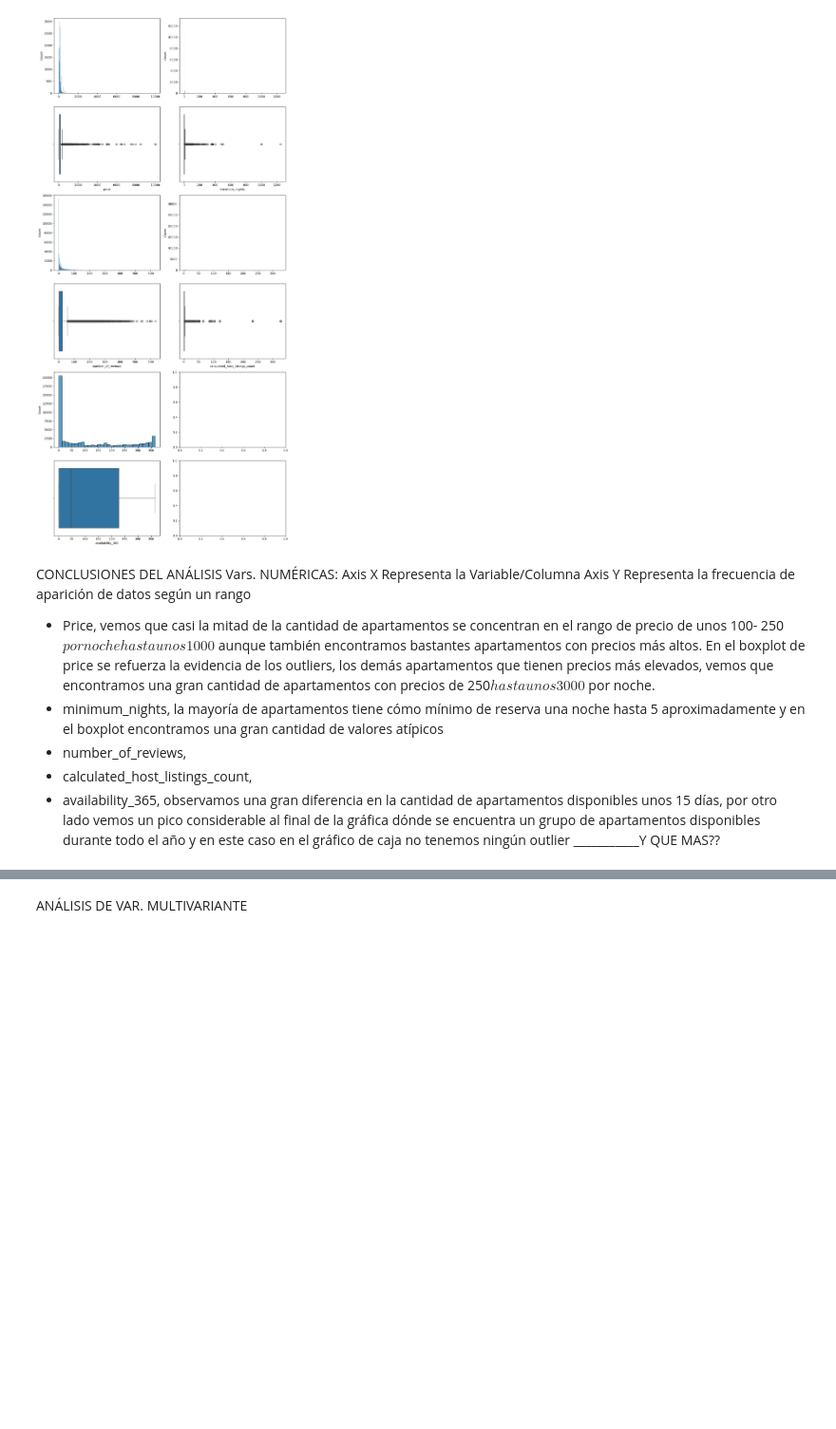
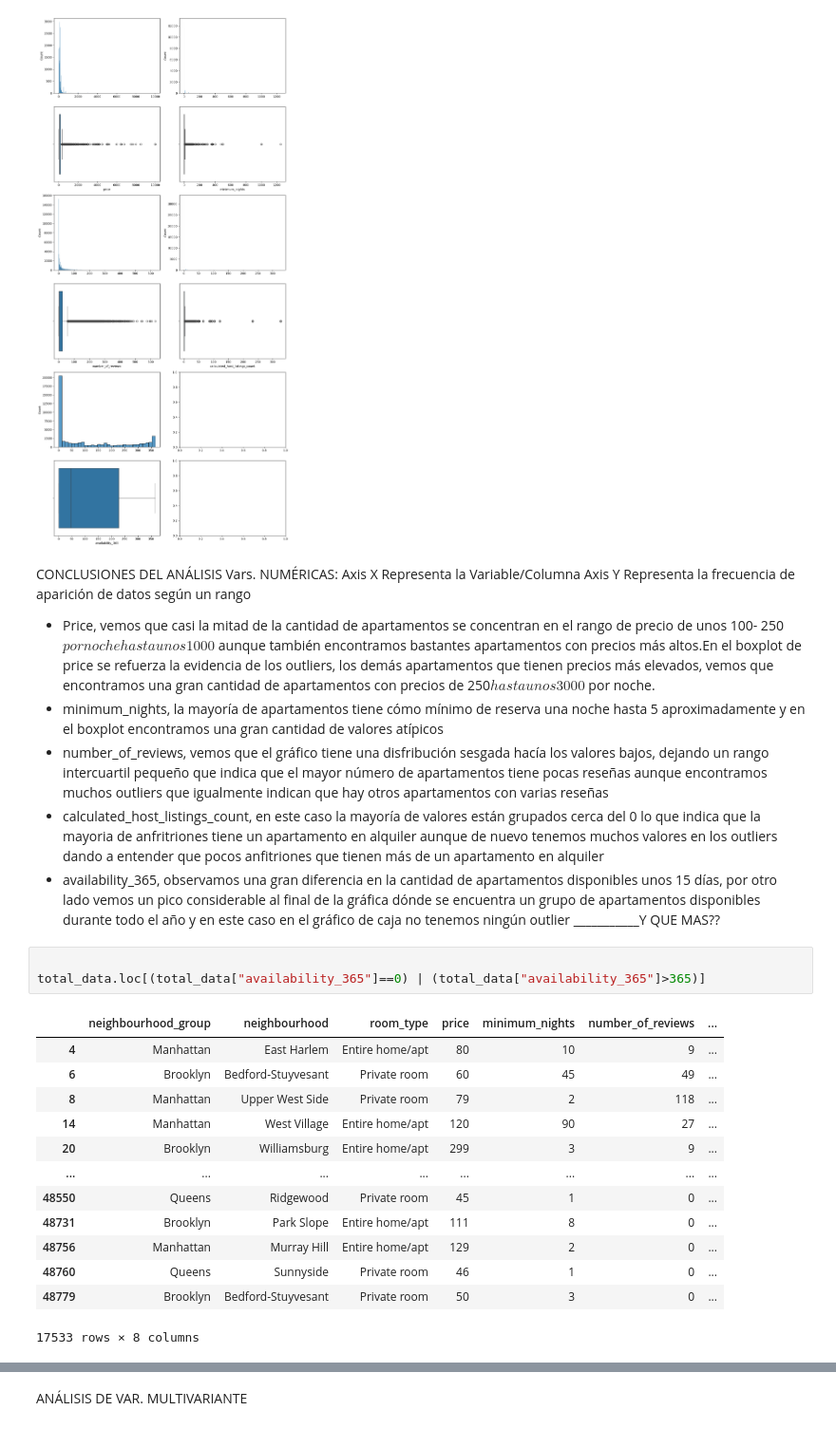
Before and after one commit to 4GeeksAcademy/CristinaChico_EDA, a Jupyter notebook: src/explore.ipynb, the cells around one changed output, grey strips where cells are left out. Shown at 95% size. Drawn from its saved outputs; the diff is of its cells as text; blank space fills up the shorter version.

```diff
--- a/src/explore.ipynb
+++ b/src/explore.ipynb
@@ -162,10 +162,26 @@ plt.show()
 CONCLUSIONES DEL ANÁLISIS Vars. NUMÉRICAS:
 Axis X Representa la Variable/Columna
 Axis Y Representa la frecuencia de aparición de datos según un rango
--  Price, vemos que casi la mitad de la cantidad de apartamentos se concentran en el rango de precio de unos 100- 250$ por noche hasta unos 1000$ aunque también encontramos bastantes apartamentos con precios más altos.
-En el boxplot de price se refuerza la evidencia de los outliers, los demás apartamentos que tienen precios más elevados, vemos que encontramos una gran cantidad de apartamentos con precios de 250$ hasta unos 3000$ por noche.
+-  Price, vemos que casi la mitad de la cantidad de apartamentos se concentran en el rango de precio de unos 100- 250$ por noche hasta unos 1000$ aunque también encontramos bastantes apartamentos con precios más altos.En el boxplot de price se refuerza la evidencia de los outliers, los demás apartamentos que tienen precios más elevados, vemos que encontramos una gran cantidad de apartamentos con precios de 250$ hasta unos 3000$ por noche.
 -  minimum_nights, la mayoría de apartamentos tiene cómo mínimo de reserva una noche hasta 5 aproximadamente y en el boxplot encontramos una gran cantidad de valores atípicos
--  number_of_reviews,
--  calculated_host_listings_count,
+-  number_of_reviews, vemos que el gráfico tiene una disfribución sesgada hacía los valores bajos, dejando un rango intercuartil pequeño que indica que el mayor número de apartamentos tiene pocas reseñas aunque encontramos muchos outliers que igualmente indican que hay otros apartamentos con varias reseñas
+-  calculated_host_listings_count, en este caso la mayoría de valores están grupados cerca del 0 lo que indica que la mayoria de anfritriones tiene un apartamento en alquiler aunque de nuevo tenemos muchos valores en los outliers dando a entender que pocos anfitriones que tienen más de un apartamento en alquiler
 -  availability_365, observamos una gran diferencia en la cantidad de apartamentos disponibles unos 15 días, por otro lado vemos un pico considerable al final de la gráfica dónde se encuentra un grupo de apartamentos disponibles durante todo el año y en este caso en el gráfico de caja no tenemos ningún outlier ___________Y QUE MAS??
+# %%
+
+total_data.loc[(total_data["availability_365"]==0) | (total_data["availability_365"]>365)]
+# %% [output]
+|  | neighbourhood_group | neighbourhood | room_type | price | minimum_nights | number_of_reviews | ... |
+| 4 | Manhattan | East Harlem | Entire home/apt | 80 | 10 | 9 | ... |
+| 6 | Brooklyn | Bedford-Stuyvesant | Private room | 60 | 45 | 49 | ... |
+| 8 | Manhattan | Upper West Side | Private room | 79 | 2 | 118 | ... |
+| 14 | Manhattan | West Village | Entire home/apt | 120 | 90 | 27 | ... |
+| 20 | Brooklyn | Williamsburg | Entire home/apt | 299 | 3 | 9 | ... |
+| ... | ... | ... | ... | ... | ... | ... | ... |
+| 48550 | Queens | Ridgewood | Private room | 45 | 1 | 0 | ... |
+| 48731 | Brooklyn | Park Slope | Entire home/apt | 111 | 8 | 0 | ... |
+| 48756 | Manhattan | Murray Hill | Entire home/apt | 129 | 2 | 0 | ... |
+| 48760 | Queens | Sunnyside | Private room | 46 | 1 | 0 | ... |
+| 48779 | Brooklyn | Bedford-Stuyvesant | Private room | 50 | 3 | 0 | ... |
+17533 rows × 8 columns
 # %% [markdown]
```
Also changed, not shown: parts of 4 cells of this notebook.
